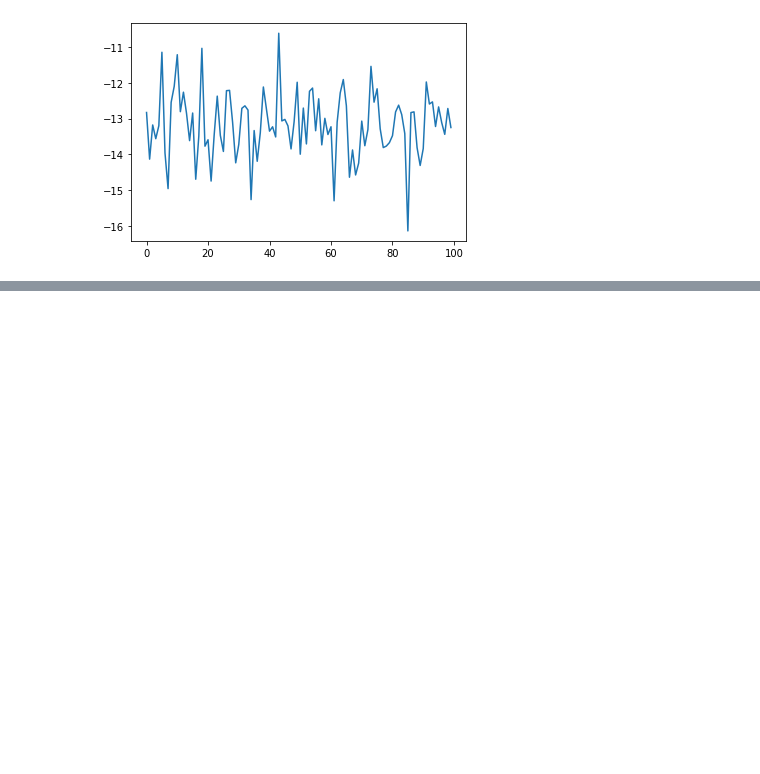
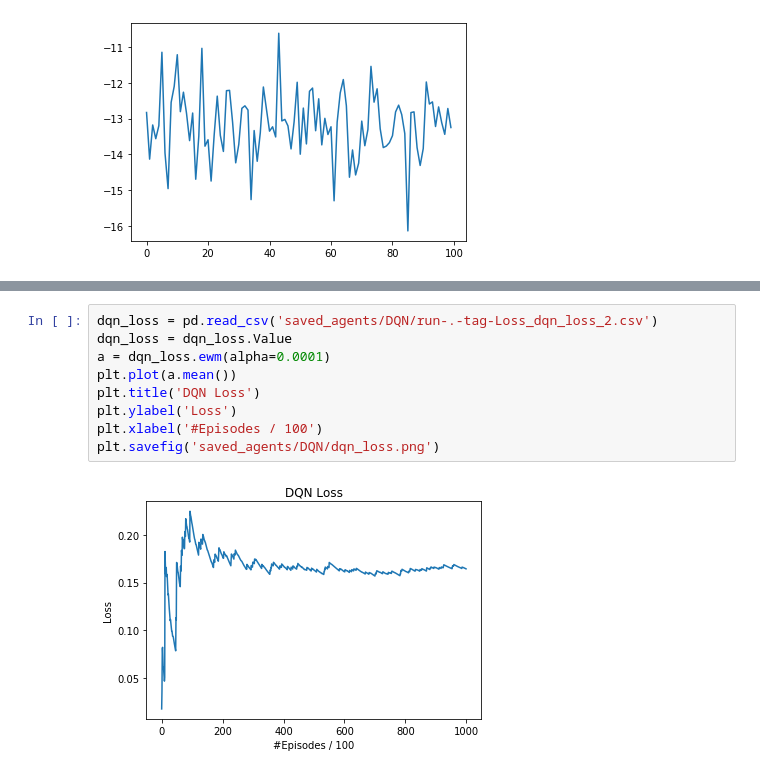
Before and after one commit to goncamateus/graduationMgm, a Jupyter notebook: rascunhos.ipynb, the cells around one changed output, grey strips where cells are left out. Cells and saved outputs as stored; diff of their text form; blank space fills up the shorter version.

```diff
--- a/rascunhos.ipynb
+++ b/rascunhos.ipynb
@@ -266,0 +280,11 @@ plt.plot(means)
+# %%
+dqn_loss = pd.read_csv('saved_agents/DQN/run-.-tag-Loss_dqn_loss_2.csv')
+dqn_loss = dqn_loss.Value
+a = dqn_loss.ewm(alpha=0.0001)
+plt.plot(a.mean())
+plt.title('DQN Loss')
+plt.ylabel('Loss')
+plt.xlabel('#Episodes / 100')
+plt.savefig('saved_agents/DQN/dqn_loss.png')
+# %% [output]
+[figure, added]
```
Also changed, not shown: parts of 7 cells of this notebook, 6 other files.
